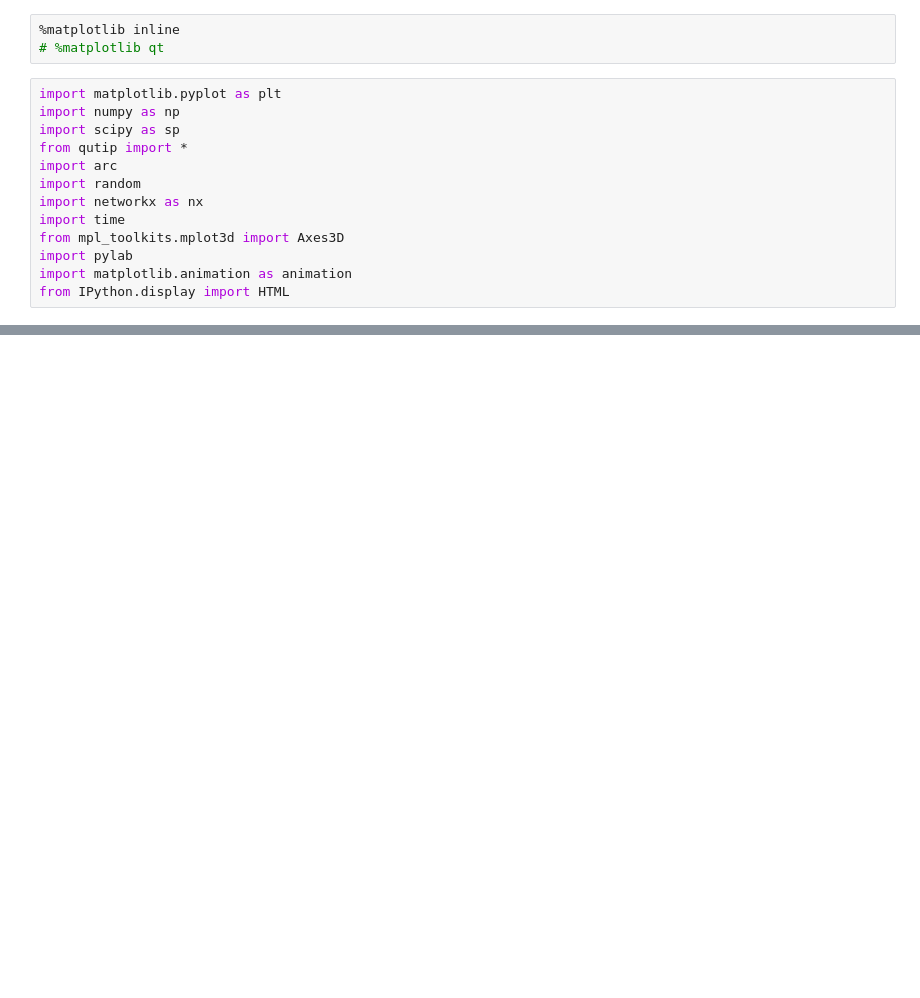
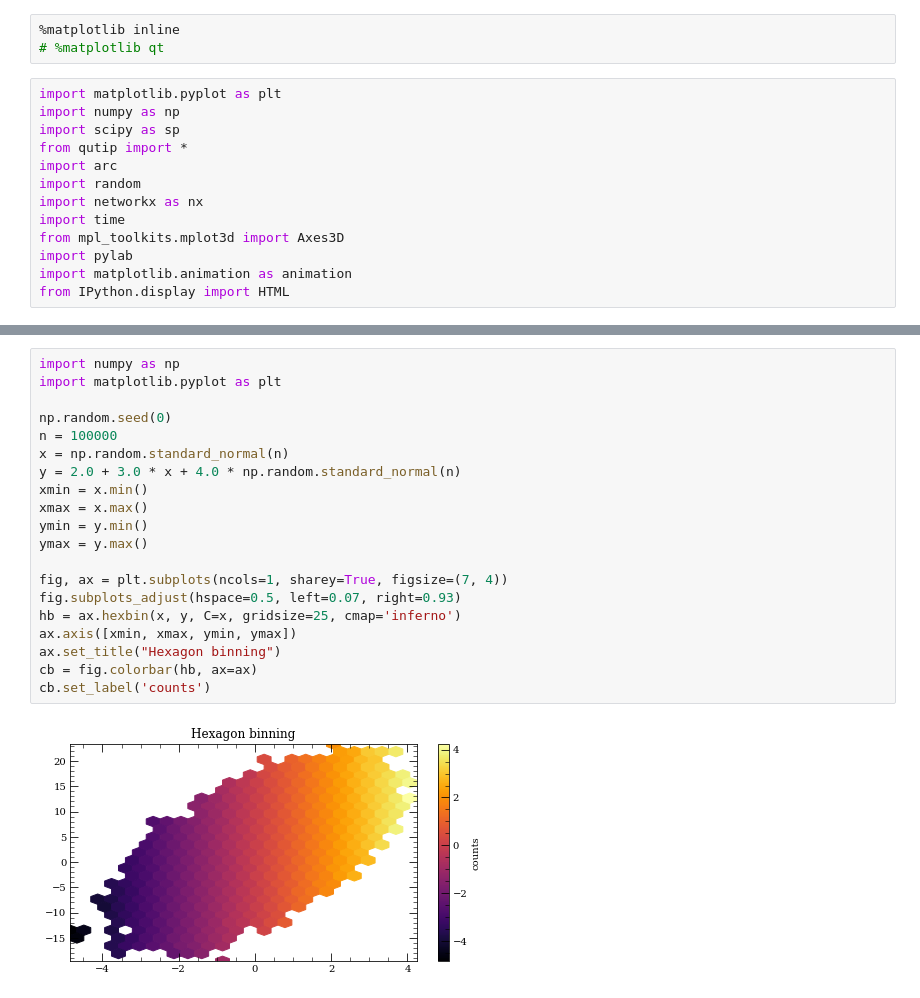
Before and after one commit to JordanK10/bernien_lab, a Jupyter notebook: Hamiltonians/Haldane_Model/hexagonal_lattice.ipynb, the cells around one changed output, grey strips where cells are left out. Drawn from its saved outputs; the diff is of its cells as text; blank space fills up the shorter version.

```diff
--- a/Hamiltonians/Haldane_Model/hexagonal_lattice.ipynb
+++ b/Hamiltonians/Haldane_Model/hexagonal_lattice.ipynb
@@ -363,0 +296,22 @@ Quantum object: dims = [[2, 2, 2, 2, 2, 2, 2, 2], [2, 2, 2, 2, 2, 2, 2, 2]], sha
+# %%
+import numpy as np
+import matplotlib.pyplot as plt
+
+np.random.seed(0)
+n = 100000
+x = np.random.standard_normal(n)
+y = 2.0 + 3.0 * x + 4.0 * np.random.standard_normal(n)
+xmin = x.min()
+xmax = x.max()
+ymin = y.min()
+ymax = y.max()
+
+fig, ax = plt.subplots(ncols=1, sharey=True, figsize=(7, 4))
+fig.subplots_adjust(hspace=0.5, left=0.07, right=0.93)
+hb = ax.hexbin(x, y, C=x, gridsize=25, cmap='inferno')
+ax.axis([xmin, xmax, ymin, ymax])
+ax.set_title("Hexagon binning")
+cb = fig.colorbar(hb, ax=ax)
+cb.set_label('counts')
+# %% [output]
+[figure, added]
```
Also changed, not shown: parts of 12 cells of this notebook.
